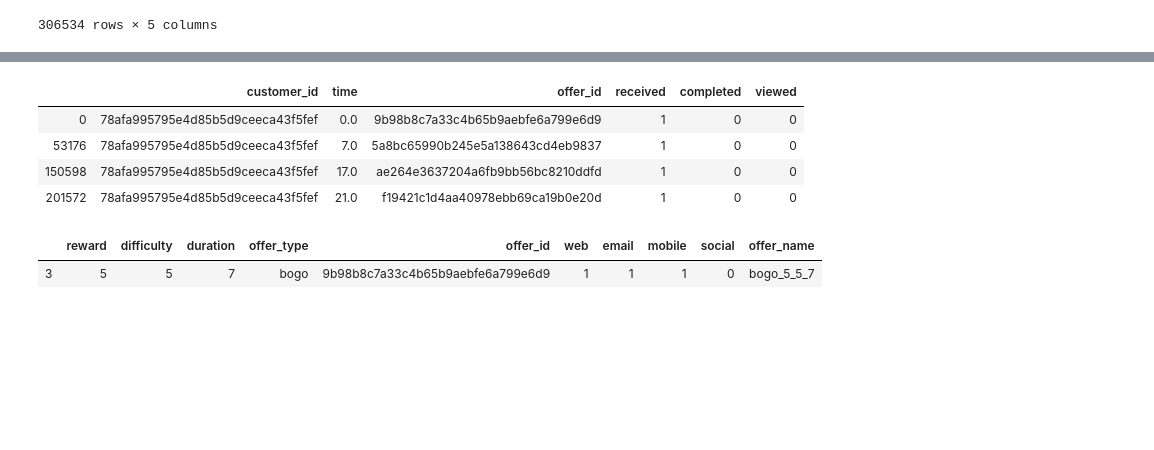
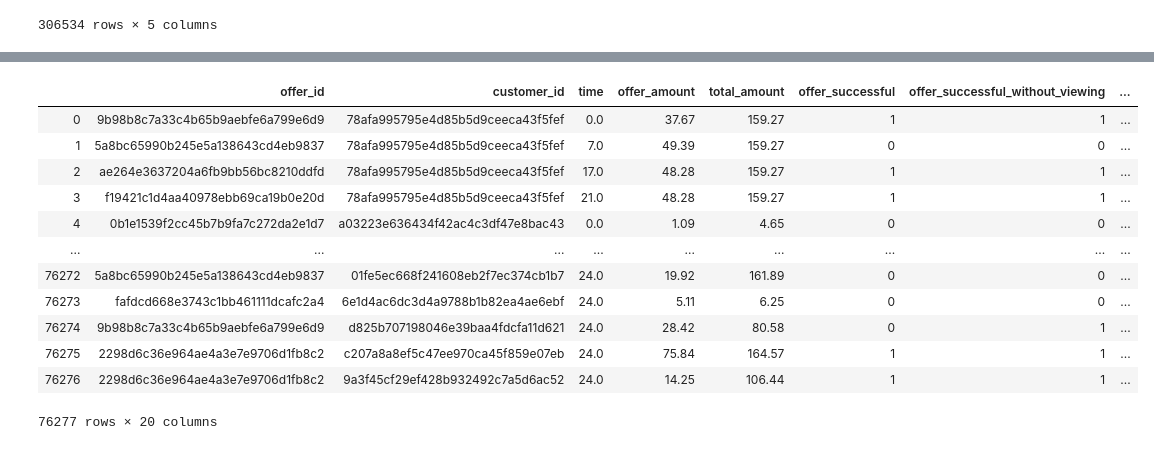
Before and after one commit to amitborkar98/Starbucks-capstone, a Jupyter notebook: Starbucks_Capstone_notebook.ipynb, the cells around one changed output, grey strips where cells are left out. Cells and saved outputs as stored; diff of their text form; code cells hidden in the pictures; blank space fills up the shorter version.

```diff
--- a/Starbucks_Capstone_notebook.ipynb
+++ b/Starbucks_Capstone_notebook.ipynb
@@ -377,14 +424,16 @@ array(['78afa995795e4d85b5d9ceeca43f5fef',
-# %%
-a=customer_offer_data = offers_df[offers_df['customer_id'] == '78afa995795e4d85b5d9ceeca43f5fef']
-a[a['received'] == 1]
-# %% [output]
-|  | customer_id | time | offer_id | received | completed | viewed |
-| 0 | 78afa995795e4d85b5d9ceeca43f5fef | 0.0 | 9b98b8c7a33c4b65b9aebfe6a799e6d9 | 1 | 0 | 0 |
-| 53176 | 78afa995795e4d85b5d9ceeca43f5fef | 7.0 | 5a8bc65990b245e5a138643cd4eb9837 | 1 | 0 | 0 |
-| 150598 | 78afa995795e4d85b5d9ceeca43f5fef | 17.0 | ae264e3637204a6fb9bb56bc8210ddfd | 1 | 0 | 0 |
-| 201572 | 78afa995795e4d85b5d9ceeca43f5fef | 21.0 | f19421c1d4aa40978ebb69ca19b0e20d | 1 | 0 | 0 |
-# %%
-portfolio.loc[portfolio['offer_id'] == '9b98b8c7a33c4b65b9aebfe6a799e6d9']
-# %% [output]
-|  | reward | difficulty | duration | offer_type | offer_id | web | email | mobile | social | offer_name |
-| 3 | 5 | 5 | 7 | bogo | 9b98b8c7a33c4b65b9aebfe6a799e6d9 | 1 | 1 | 1 | 0 | bogo_5_5_7 |
+# %%
+data
+# %% [output]
+|  | offer_id | customer_id | time | offer_amount | total_amount | offer_successful | offer_successful_without_viewing | ... |
+| 0 | 9b98b8c7a33c4b65b9aebfe6a799e6d9 | 78afa995795e4d85b5d9ceeca43f5fef | 0.0 | 37.67 | 159.27 | 1 | 1 | ... |
+| 1 | 5a8bc65990b245e5a138643cd4eb9837 | 78afa995795e4d85b5d9ceeca43f5fef | 7.0 | 49.39 | 159.27 | 0 | 0 | ... |
+| 2 | ae264e3637204a6fb9bb56bc8210ddfd | 78afa995795e4d85b5d9ceeca43f5fef | 17.0 | 48.28 | 159.27 | 1 | 1 | ... |
+| 3 | f19421c1d4aa40978ebb69ca19b0e20d | 78afa995795e4d85b5d9ceeca43f5fef | 21.0 | 48.28 | 159.27 | 1 | 1 | ... |
+| 4 | 0b1e1539f2cc45b7b9fa7c272da2e1d7 | a03223e636434f42ac4c3df47e8bac43 | 0.0 | 1.09 | 4.65 | 0 | 0 | ... |
+| ... | ... | ... | ... | ... | ... | ... | ... | ... |
+| 76272 | 5a8bc65990b245e5a138643cd4eb9837 | 01fe5ec668f241608eb2f7ec374cb1b7 | 24.0 | 19.92 | 161.89 | 0 | 0 | ... |
+| 76273 | fafdcd668e3743c1bb461111dcafc2a4 | 6e1d4ac6dc3d4a9788b1b82ea4ae6ebf | 24.0 | 5.11 | 6.25 | 0 | 0 | ... |
+| 76274 | 9b98b8c7a33c4b65b9aebfe6a799e6d9 | d825b707198046e39baa4fdcfa11d621 | 24.0 | 28.42 | 80.58 | 0 | 1 | ... |
+| 76275 | 2298d6c36e964ae4a3e7e9706d1fb8c2 | c207a8a8ef5c47ee970ca45f859e07eb | 24.0 | 75.84 | 164.57 | 1 | 1 | ... |
+| 76276 | 2298d6c36e964ae4a3e7e9706d1fb8c2 | 9a3f45cf29ef428b932492c7a5d6ac52 | 24.0 | 14.25 | 106.44 | 1 | 1 | ... |
+76277 rows × 20 columns
```
Also changed, not shown: parts of 8 cells of this notebook, 1 other file.
